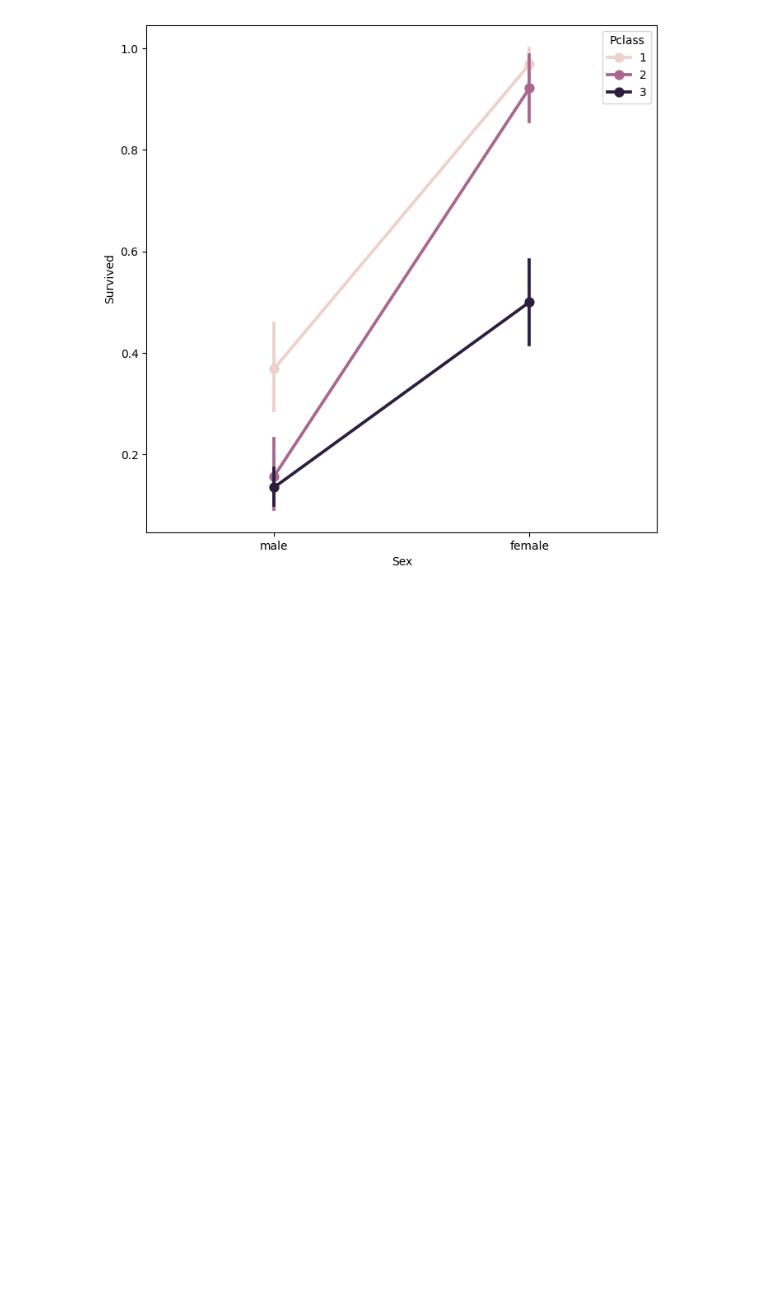
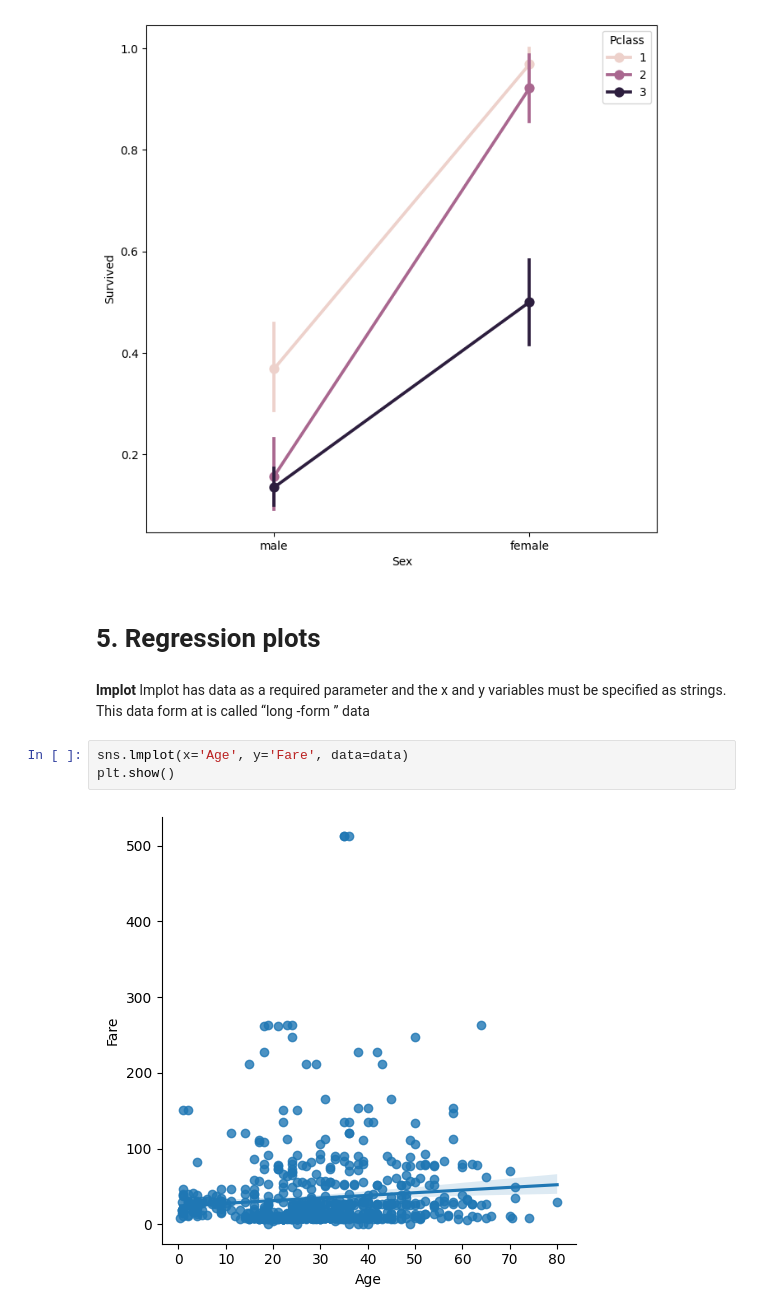
Before and after one commit to Zeeshier/Python_Programming, a Jupyter notebook: Seaborn & Matplotlib/Seaborn & Matplotlib.ipynb, the cells around one changed output. Drawn from its saved outputs; the diff is of its cells as text; blank space fills up the shorter version.

```diff
--- a/Seaborn & Matplotlib/Seaborn & Matplotlib.ipynb
+++ b/Seaborn & Matplotlib/Seaborn & Matplotlib.ipynb
@@ -188,3 +188,13 @@ sns.pointplot(x='Sex', y='Survived', hue= 'Pclass', data=data)
 plt.show()
 # %% [output]
 [figure]
+# %% [markdown]
+# 5. Regression plots
+# %% [markdown]
+**lmplot**
+lmplot has data as a required parameter and the x and y variables must be specified as strings. This data form at is called “long -form ” data
+# %%
+sns.lmplot(x='Age', y='Fare', data=data)
+plt.show()
+# %% [output]
+[figure, added]
```
Also changed, not shown: parts of 3 cells of this notebook.
